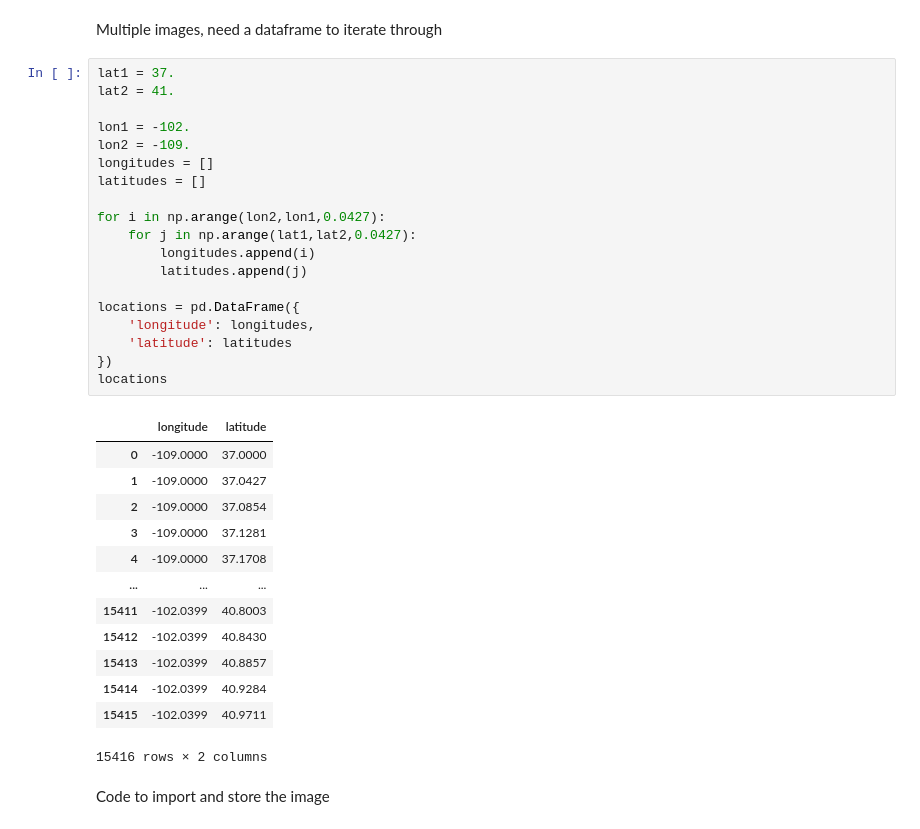
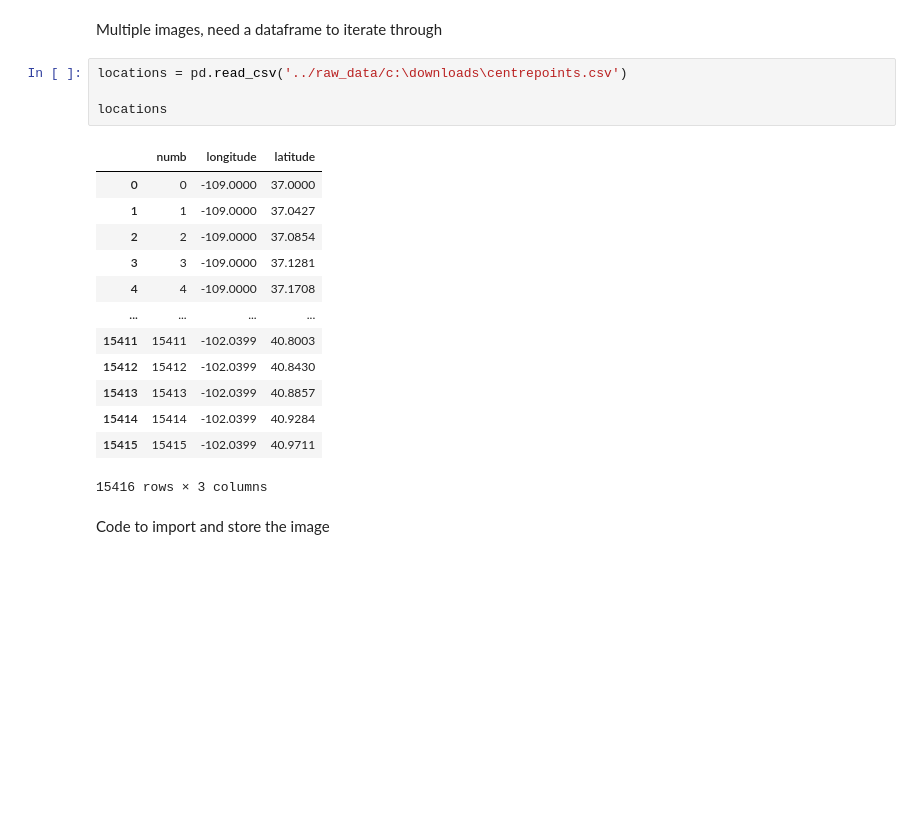
Before and after one commit to Alastair908/GlobalGreening, a Jupyter notebook: Notebooks/geetoolstim.ipynb, the cells around one changed output. Drawn from its saved outputs; the diff is of its cells as text; blank space fills up the shorter version.

```diff
--- a/Notebooks/geetoolstim.ipynb
+++ b/Notebooks/geetoolstim.ipynb
@@ -104,38 +111,23 @@ https://earthengine.googleapis.com/v1alpha/projects/earthengine-legacy/thumbnail
 # %% [markdown]
 Multiple images, need a dataframe to iterate through
 # %%
-lat1 = 37.
-lat2 = 41.
+locations = pd.read_csv('../raw_data/c:\downloads\centrepoints.csv')
 
-lon1 = -102.
-lon2 = -109.
-longitudes = []
-latitudes = []
-
-for i in np.arange(lon2,lon1,0.0427):
-    for j in np.arange(lat1,lat2,0.0427):
-        longitudes.append(i)
-        latitudes.append(j)
-
-locations = pd.DataFrame({
-    'longitude': longitudes,
-    'latitude': latitudes
-})
 locations
 # %% [output]
-|  | longitude | latitude |
-| 0 | -109.0000 | 37.0000 |
-| 1 | -109.0000 | 37.0427 |
-| 2 | -109.0000 | 37.0854 |
-| 3 | -109.0000 | 37.1281 |
-| 4 | -109.0000 | 37.1708 |
-| ... | ... | ... |
-| 15411 | -102.0399 | 40.8003 |
-| 15412 | -102.0399 | 40.8430 |
-| 15413 | -102.0399 | 40.8857 |
-| 15414 | -102.0399 | 40.9284 |
-| 15415 | -102.0399 | 40.9711 |
+|  | numb | longitude | latitude |
+| 0 | 0 | -109.0000 | 37.0000 |
+| 1 | 1 | -109.0000 | 37.0427 |
+| 2 | 2 | -109.0000 | 37.0854 |
+| 3 | 3 | -109.0000 | 37.1281 |
+| 4 | 4 | -109.0000 | 37.1708 |
+| ... | ... | ... | ... |
+| 15411 | 15411 | -102.0399 | 40.8003 |
+| 15412 | 15412 | -102.0399 | 40.8430 |
+| 15413 | 15413 | -102.0399 | 40.8857 |
+| 15414 | 15414 | -102.0399 | 40.9284 |
+| 15415 | 15415 | -102.0399 | 40.9711 |
-15416 rows × 2 columns
+15416 rows × 3 columns
 # %% [markdown]
 Code to import and store the image
 # %%
```
Also changed, not shown: parts of 13 cells of this notebook.
